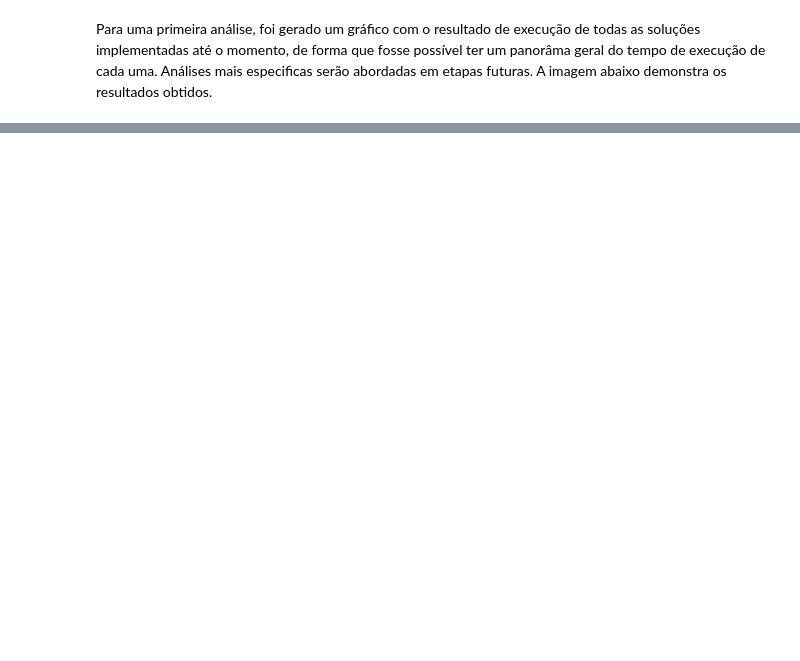
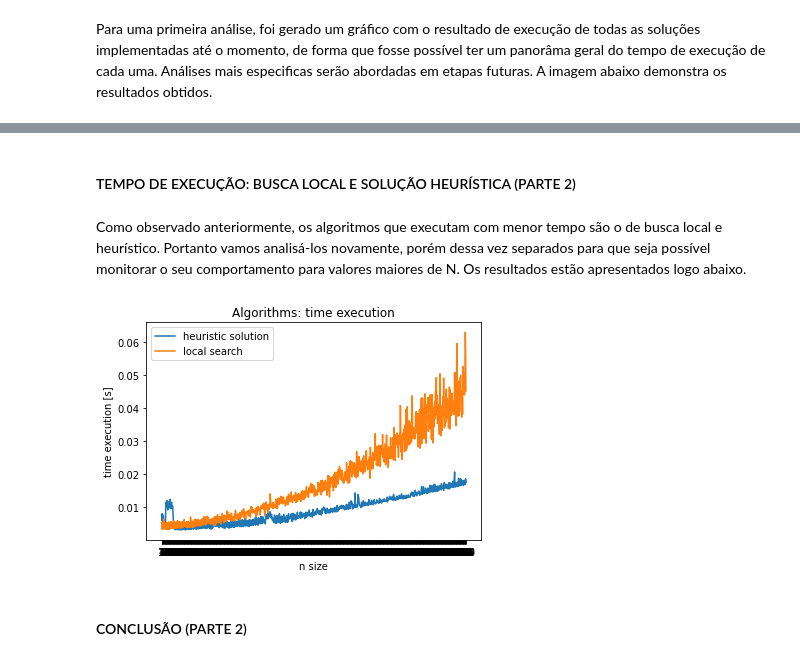
Before and after one commit to fernandocfbf/super-comp-final-results, a Jupyter notebook: relatorio_final.ipynb, the cells around one changed output, grey strips where cells are left out. Drawn from its saved outputs; the diff is of its cells as text; code cells hidden in the pictures; blank space fills up the shorter version.

```diff
--- a/relatorio_final.ipynb
+++ b/relatorio_final.ipynb
@@ -81,0 +97,14 @@ print_lines(projected_results, range(0, project_cut), "Algorithms: time comparat
+# %% [markdown]
+#### TEMPO DE EXECUÇÃO: BUSCA LOCAL E SOLUÇÃO HEURÍSTICA (PARTE 2)
+# %% [markdown]
+Como observado anteriormente, os algoritmos que executam com menor tempo são o de busca local e heurístico. Portanto vamos analisá-los novamente, porém dessa vez separados para que seja possível monitorar o seu comportamento para valores maiores de N. Os resultados estão apresentados logo abaixo.
+# %%
+input_cut = 100000
+#results_local_and_heuristic = run_multiple_times(['exe1', 'exe2'], input_list[0:input_cut])
+#save_results(results_local_and_heuristic, path="./results/hl.pkl")
+results_local_and_heuristic = load_results("./results/hl.pkl")
+print_lines(results_local_and_heuristic, n_size_list[0:input_cut], "Algorithms: time execution", "n size", "time execution [s]", "clock")
+# %% [output]
+[figure, added]
+# %% [markdown]
+#### CONCLUSÃO (PARTE 2)
```
Also changed, not shown: parts of 9 cells of this notebook, 2 other files.
